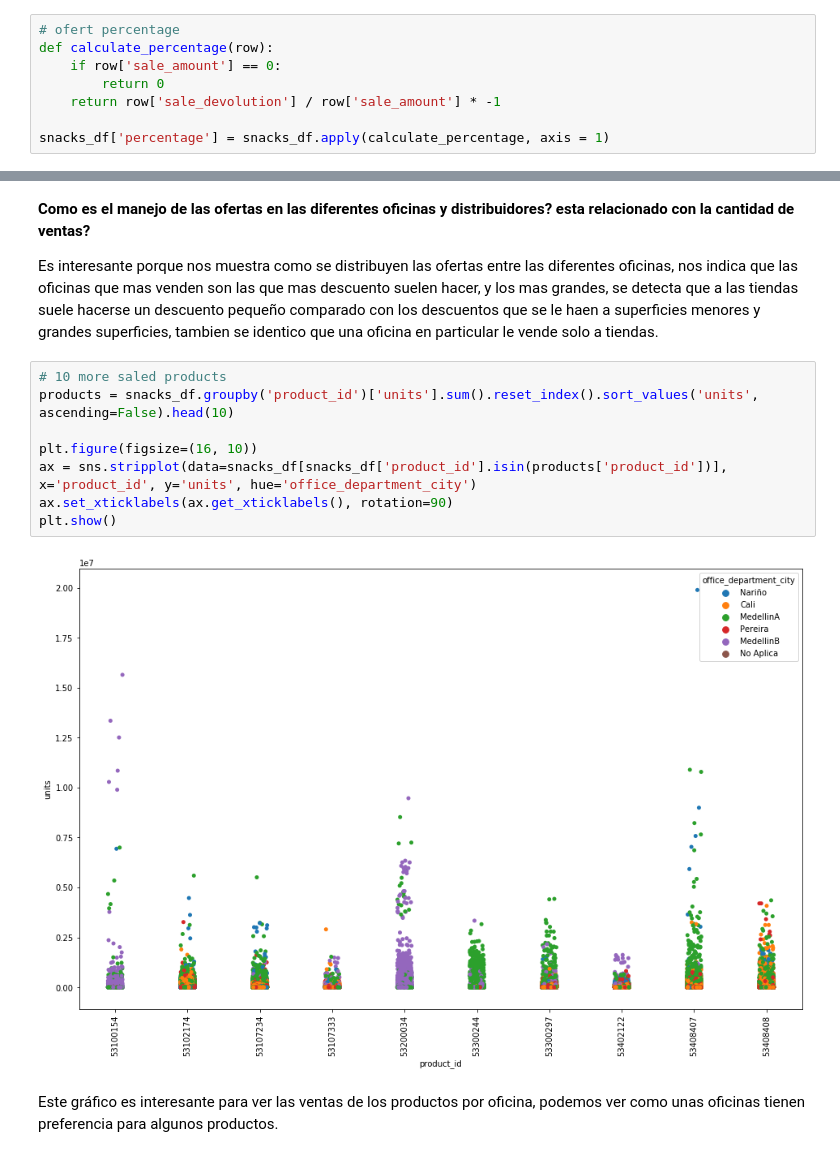
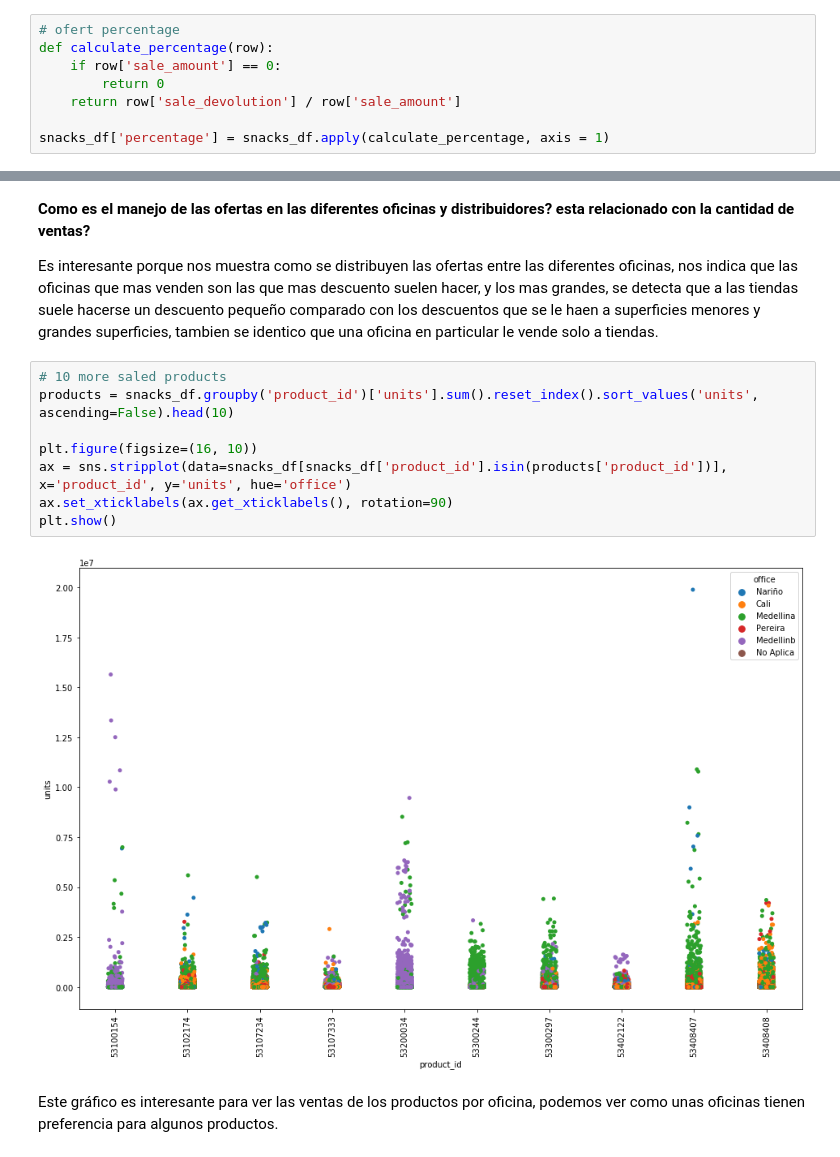
Before and after one commit to juanprq/final-project, a Jupyter notebook: offices-tab.ipynb, the cells around one changed output, grey strips where cells are left out. Saved outputs shown, nothing was run; the diff lists cells and outputs as text.

```diff
--- a/offices-tab.ipynb
+++ b/offices-tab.ipynb
@@ -45,7 +45,7 @@ sns.distplot(np.log(snacks_df[snacks_df['units'] > 0]['units']), bins=10, rug=Tr
 def calculate_percentage(row):
     if row['sale_amount'] == 0:
         return 0
-    return row['sale_devolution'] / row['sale_amount'] * -1
+    return row['sale_devolution'] / row['sale_amount']
 
 snacks_df['percentage'] = snacks_df.apply(calculate_percentage, axis = 1)
 # %%
@@ -62,13 +62,13 @@ Es interesante porque nos muestra como se distribuyen las ofertas entre las dife
 # %%
 # 10 more saled products
 products = snacks_df.groupby('product_id')['units'].sum().reset_index().sort_values('units', ascending=False).head(10)
 
 plt.figure(figsize=(16, 10))
-ax = sns.stripplot(data=snacks_df[snacks_df['product_id'].isin(products['product_id'])], x='product_id', y='units', hue='office_department_city')
+ax = sns.stripplot(data=snacks_df[snacks_df['product_id'].isin(products['product_id'])], x='product_id', y='units', hue='office')
 ax.set_xticklabels(ax.get_xticklabels(), rotation=90)
 plt.show()
 # %% [output]
-[figure, old version]
+[figure, new version]
 # %% [markdown]
 Este gráfico es interesante para ver las ventas de los productos por oficina, podemos ver como unas oficinas tienen preferencia para algunos productos.
 # %%
```
Also changed, not shown: parts of 24 cells of this notebook, 5 other files.
